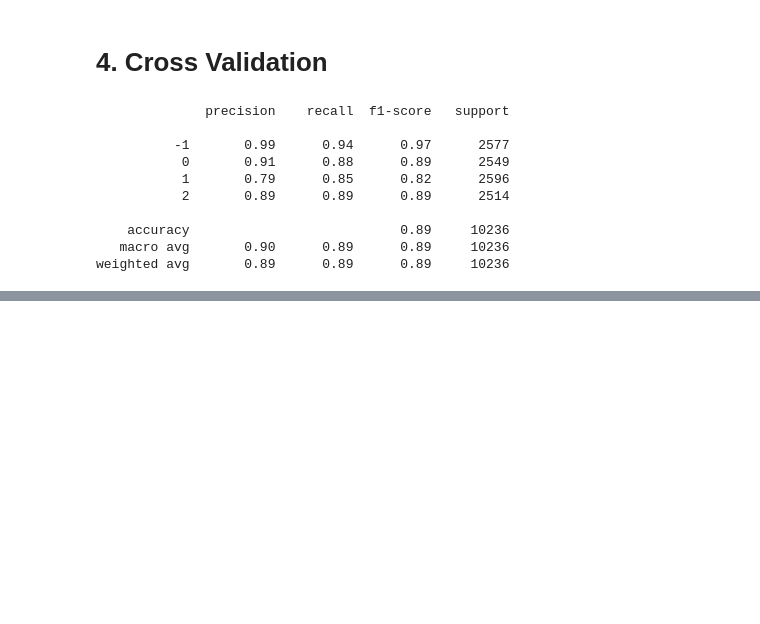
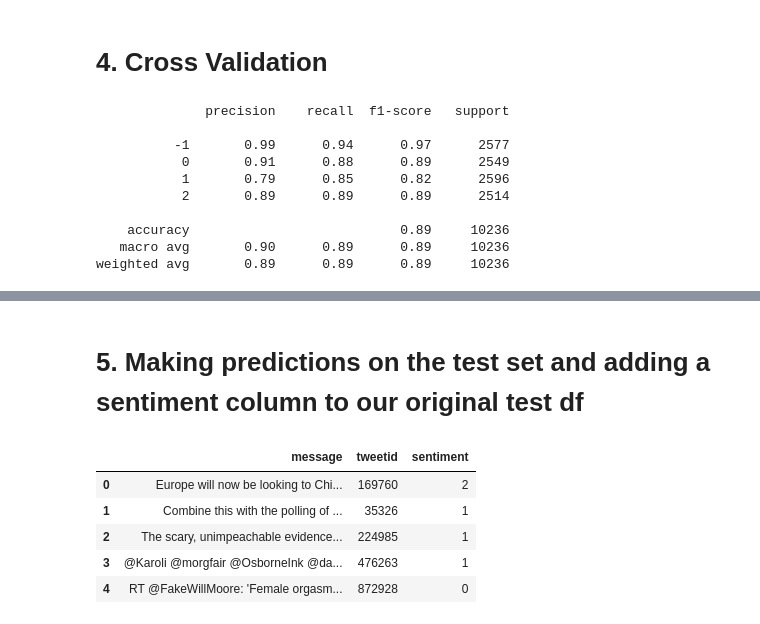
Before and after one commit to BobbyKassner/climate-change-edsa2020-21, a Jupyter notebook: climate_change_edsa2020_21.ipynb, the cells around one changed output, grey strips where cells are left out. Cells and saved outputs as stored; diff of their text form; code cells hidden in the pictures; blank space fills up the shorter version.

Commit message:
Making predictions on the test set and adding a sentiment column to our original test df

```diff
--- a/climate_change_edsa2020_21.ipynb
+++ b/climate_change_edsa2020_21.ipynb
@@ -313,0 +366,9 @@ weighted avg       0.89      0.89      0.89     10236
+# %%
+# Use the best model on the training data
+lm_best = LinearSVC(C=10, class_weight=None, dual=True,
+                           fit_intercept=True, intercept_scaling=1,
+                           loss='squared_hinge', max_iter=1000,
+                           multi_class='ovr', penalty='l2', random_state=None,
+                           tol=0.0001, verbose=0)
+lm_best.fit(X_train, y_train)
+lm_best_pred = rfc.predict(X_val)
@@ -313,0 +393,18 @@ weighted avg       0.89      0.89      0.89     10236
+# %% [markdown]
+# **5. Making predictions on the test set and adding a sentiment column to our original test df**
+# %%
+testx = test_data['message']
+test_vect = vectorizer.transform(testx)
+# %%
+y_pred = lm_best.predict(test_vect)
+# %%
+test_data['sentiment'] = y_pred
+# %%
+test_data.head()
+# %% [output]
+|  | message | tweetid | sentiment |
+| 0 | Europe will now be looking to Chi... | 169760 | 2 |
+| 1 | Combine this with the polling of ... | 35326 | 1 |
+| 2 | The scary, unimpeachable evidence... | 224985 | 1 |
+| 3 | @Karoli @morgfair @OsborneInk @da... | 476263 | 1 |
+| 4 | RT @FakeWillMoore: 'Female orgasm... | 872928 | 0 |
```
Also changed, not shown: parts of 7 cells of this notebook.
